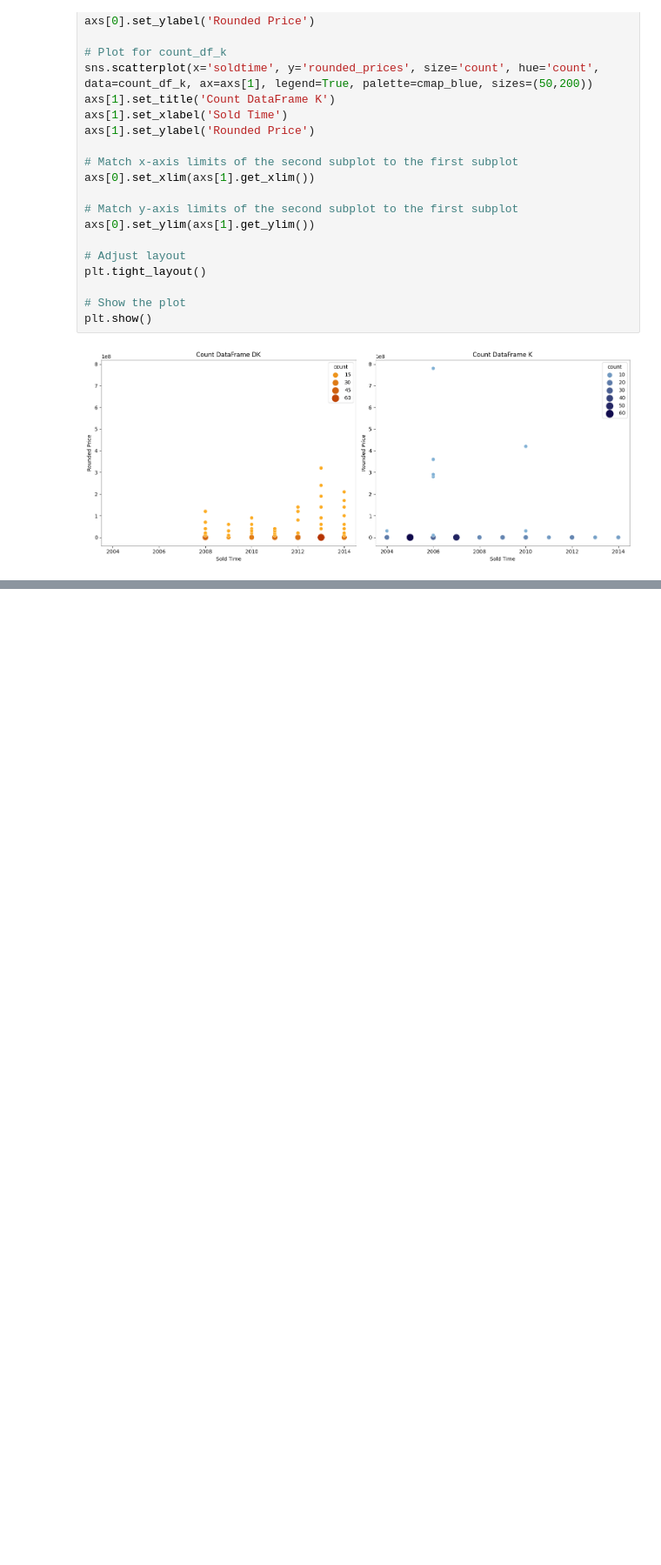
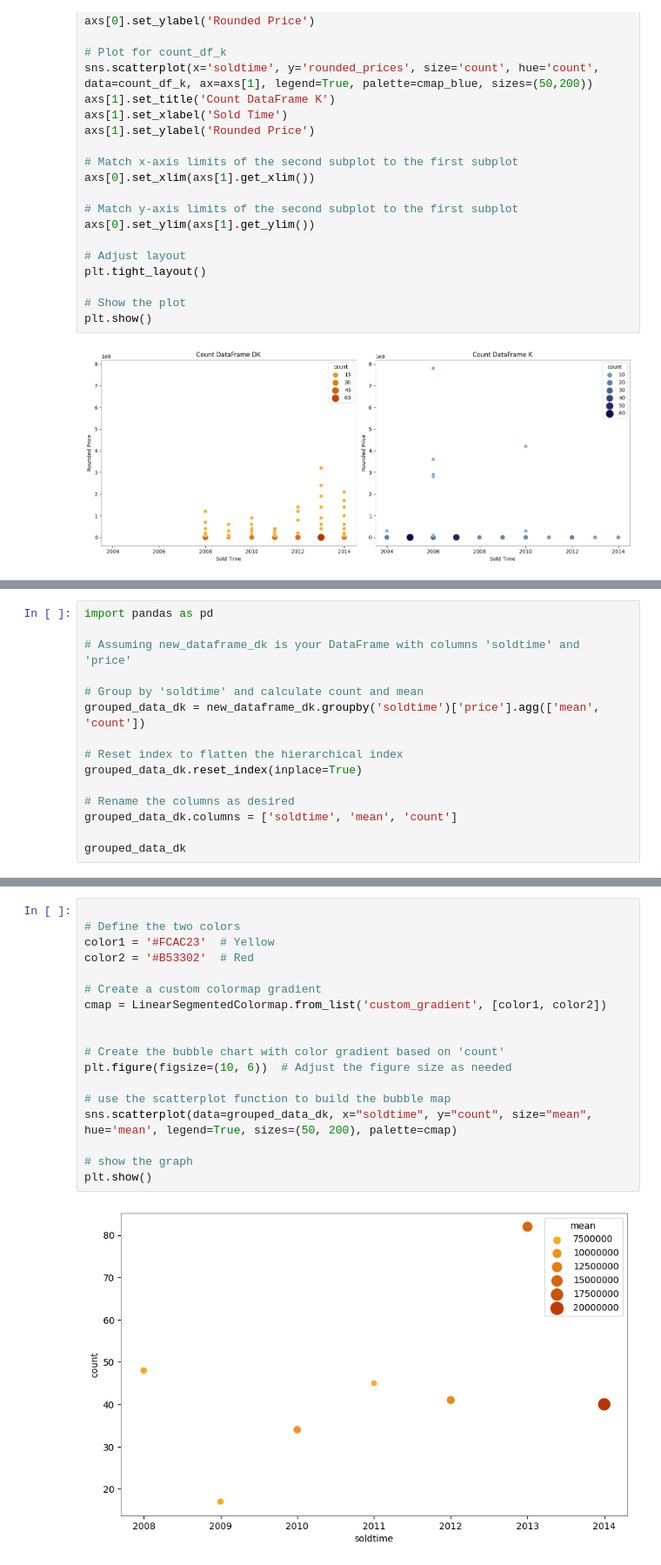
Before and after one commit to giorgiacrosilla/reputationera, a Jupyter notebook: tobesent/reputation_era.ipynb, the cells around one changed output, grey strips where cells are left out. Shown at 87% size. Saved outputs shown, nothing was run; the diff lists cells and outputs as text; blank space fills up the shorter version.

```diff
--- a/tobesent/reputation_era.ipynb
+++ b/tobesent/reputation_era.ipynb
@@ -933,0 +1100,15 @@ This analysis shows us that
+# %%
+import pandas as pd
+
+# Assuming new_dataframe_dk is your DataFrame with columns 'soldtime' and 'price'
+
+# Group by 'soldtime' and calculate count and mean
+grouped_data_dk = new_dataframe_dk.groupby('soldtime')['price'].agg(['mean', 'count'])
+
+# Reset index to flatten the hierarchical index
+grouped_data_dk.reset_index(inplace=True)
+
+# Rename the columns as desired
+grouped_data_dk.columns = ['soldtime', 'mean', 'count']
+
+grouped_data_dk
@@ -933,0 +1124,20 @@ This analysis shows us that
+# %%
+
+# Define the two colors
+color1 = '#FCAC23'  # Yellow
+color2 = '#B53302'  # Red
+
+# Create a custom colormap gradient
+cmap = LinearSegmentedColormap.from_list('custom_gradient', [color1, color2])
+
+
+# Create the bubble chart with color gradient based on 'count'
+plt.figure(figsize=(10, 6))  # Adjust the figure size as needed
+
+# use the scatterplot function to build the bubble map
+sns.scatterplot(data=grouped_data_dk, x="soldtime", y="count", size="mean", hue='mean', legend=True, sizes=(50, 200), palette=cmap)
+
+# show the graph
+plt.show()
+# %% [output]
+[figure, added]
```
Also changed, not shown: parts of 14 cells of this notebook.
